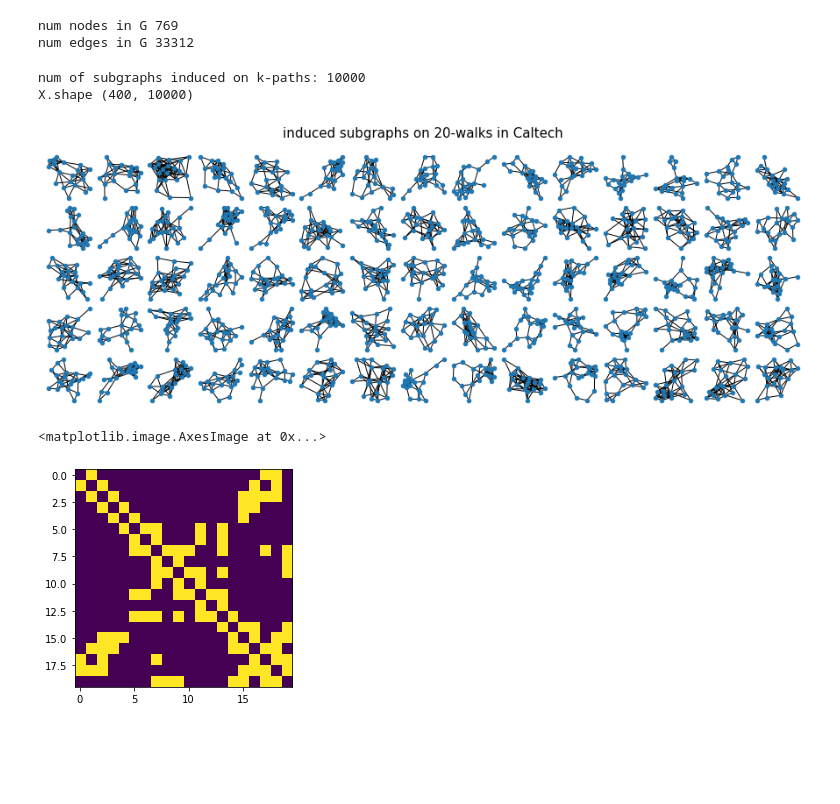
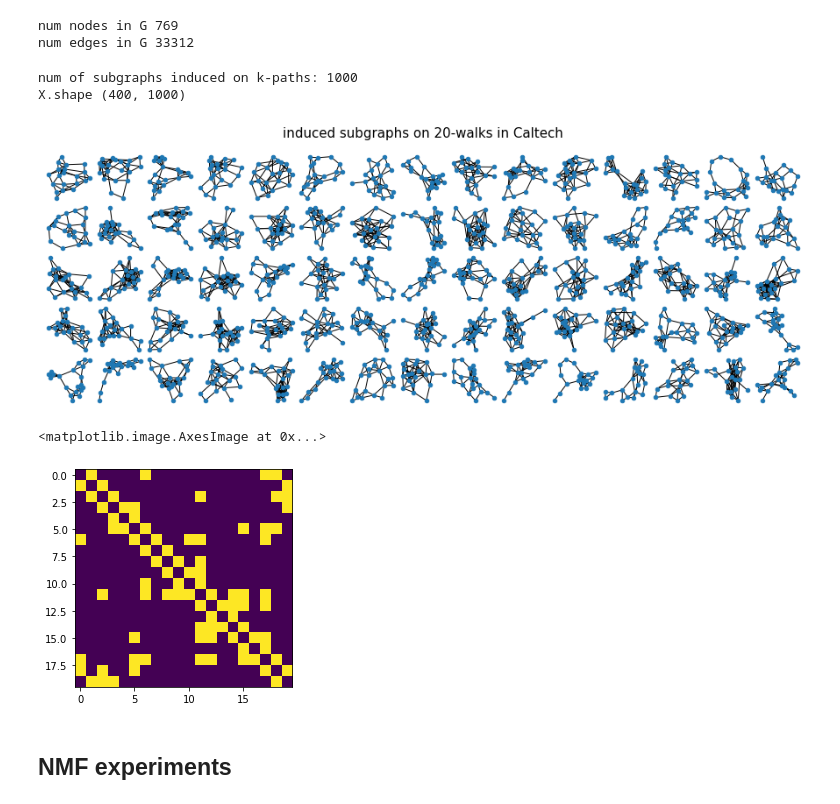
Before and after one commit to BryaneX455/reu2022, a Jupyter notebook: network_sampling_ex.ipynb, the cells around one changed output. Cells and saved outputs as stored; diff of their text form; code cells hidden in the pictures; blank space fills up the shorter version.

Commit message:
updating subgraph sampling notebook

```diff
--- a/network_sampling_ex.ipynb
+++ b/network_sampling_ex.ipynb
@@ -168,20 +168,22 @@ print('num edges in G', len(G.get_edges()))
 num nodes in G 769
 num edges in G 33312
 # %%
-X, embs = G.get_patches(k=k, sample_size=10000, skip_folded_hom=True)
+X, embs = G.get_patches(k=k, sample_size=1000, skip_folded_hom=True)
 
 display_graphs(title='induced subgraphs on {}-walks in {}'.format(k, ntwk_nonumber),
                  save_path=save_folder + ntwk_nonumber + "_subgraphs_"+ str(sampling_alg) + "_walk",
                  data = [X, embs],
                  grid_shape = [5, 15],
                  fig_size = [15, 5],
                  show_importance=False)
 # %% [output]
-num of subgraphs induced on k-paths: 10000
-X.shape (400, 10000)
+num of subgraphs induced on k-paths: 1000
+X.shape (400, 1000)
-[figure, old version]
+[figure, new version]
 # %%
-plt.imshow(X[:,4].reshape(k,k))
+plt.imshow(X[:,1].reshape(k,k))
 # %% [output]
 <matplotlib.image.AxesImage at 0x...>
-[figure, old version]
+[figure, new version]
+# %% [markdown]
+## NMF experiments
```
Also changed, not shown: parts of 32 cells of this notebook.
